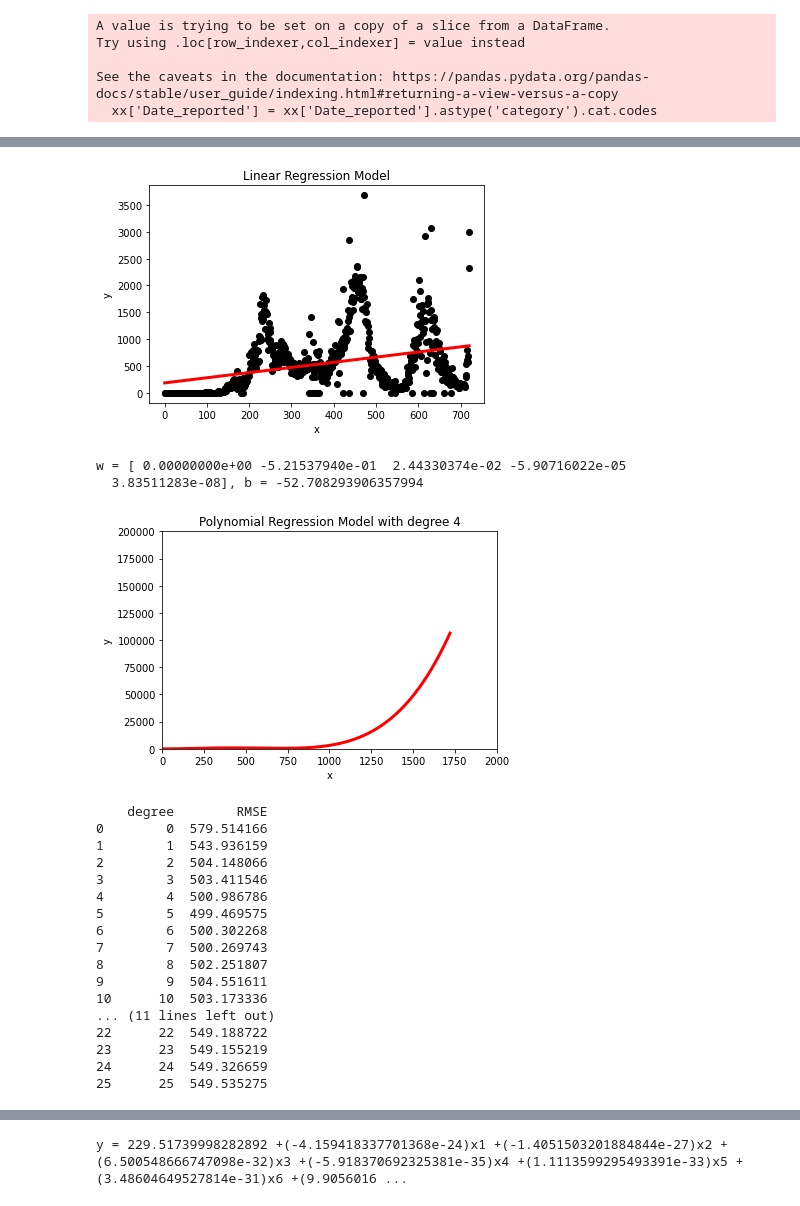
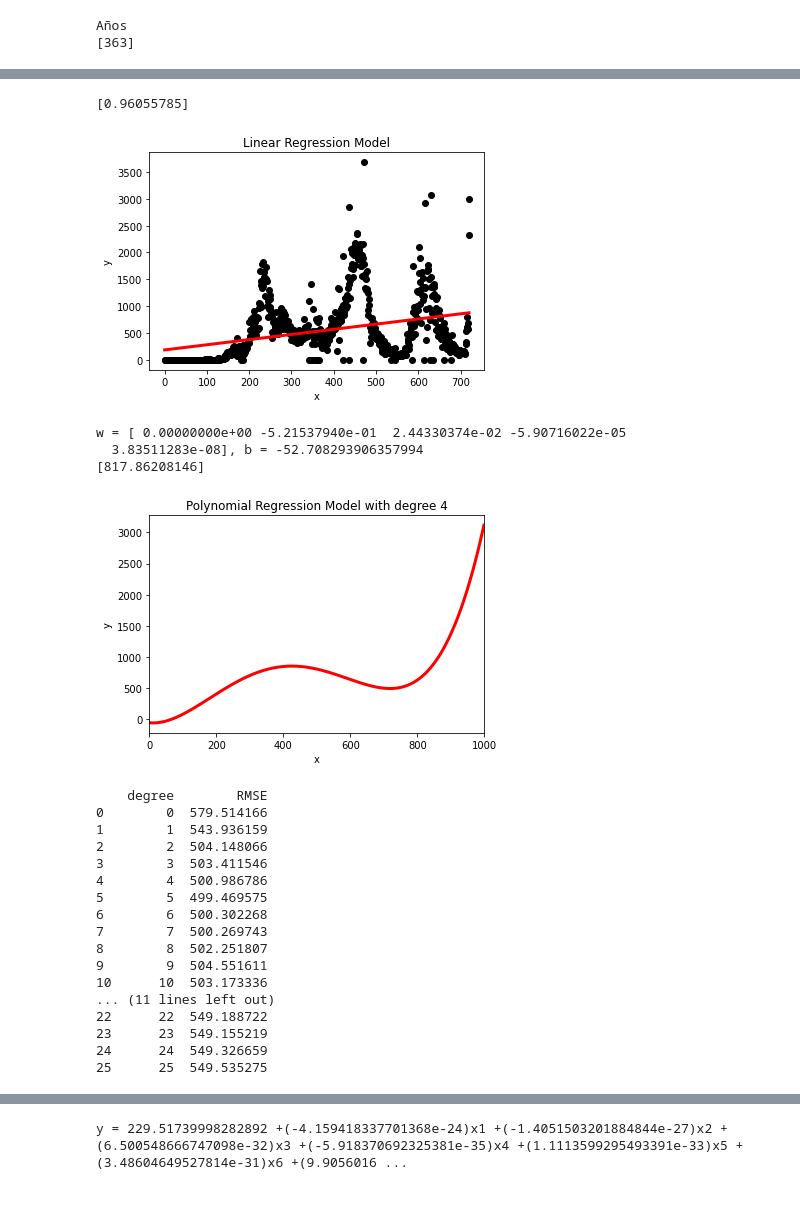
Before and after one commit to ByronAlvarez/OLC2_VCD_PY2_ML, a Jupyter notebook: predictor/ml_model/tendencia_infeccion_pais.ipynb, the cells around one changed output, grey strips where cells are left out. Saved outputs shown, nothing was run; the diff lists cells and outputs as text; code cells hidden in the pictures.

```diff
--- a/predictor/ml_model/tendencia_infeccion_pais.ipynb
+++ b/predictor/ml_model/tendencia_infeccion_pais.ipynb
@@ -7,6 +7,8 @@ import pandas as pd
 import numpy as np
 from sklearn.metrics import mean_squared_error
 from sklearn.metrics import r2_score
+from sklearn.linear_model import TweedieRegressor
+import datetime as dt
 
 pos1 = 0
 pos2 = 0
@@ -14,6 +16,14 @@ col_list = ['Date_reported', 'Country', 'New_cases'] # String
 dataset = pd.read_csv('WHO-COVID-19-global-data.csv', usecols=col_list)
 
 xx = dataset.loc[dataset['Country'] == 'Ethiopia']
+
+años = pd.DatetimeIndex(xx['Date_reported']).year
+
+minaño = pd.DatetimeIndex(xx['Date_reported']).is_year_end
+res = [i for i, val in enumerate(minaño) if val and años[i] == min(años)]
+print("Años")
+print(res)
+
 xx['Date_reported'] = xx['Date_reported'].astype('category').cat.codes
 
 pos1 = dataset.columns.get_loc('Date_reported')
@@ -27,6 +37,7 @@ yy = dataset.loc[dataset['Country'] == 'Ethiopia']
 y = yy.iloc[:, pos2].values
 
 
+
 plt.plot(X, y, 'ko')
 plt.xlabel('x')
 plt.ylabel('y')
@@ -35,6 +46,7 @@ plt.show()
 #-----------------------------------------------------------------
 model = LinearRegression()
 model.fit(X, y)
+print(model.coef_)
 
 model_curve = model.predict(X)
 plt.plot(X[:, 0], y, 'ko')
@@ -51,24 +63,26 @@ x_train_transformed = features.fit_transform(X)
 model = LinearRegression()
 model.fit(x_train_transformed, y)
 
-x_pred = np.arange(0,len(y)+1000)
+x_pred = np.arange(0,1000)
 x_pred = x_pred[:, np.newaxis]
 
 x_true_transformed = features.fit_transform(x_pred)
+
 model_curve = model.predict(x_true_transformed)
 
 print('w = ' + str(model.coef_) +
       ', b = ' + str(model.intercept_))
 
-
+print(model_curve[[999]])
 
 plt.plot(x_pred[:, 0], model_curve, 'r-', linewidth=3)
-plt.xlim(0,2000)
-plt.ylim(0,200000)
+plt.xlim(0,1000)
 plt.xlabel('x')
 plt.ylabel('y')
 plt.title('Polynomial Regression Model with degree 4')
 plt.show()
+#-----------------POISSSON----------------------
+
 #----------------------------------------------------------------
 
 
@@ -132,8 +146,5 @@ for i in range(len(coefs)):
 
 print(eq)
 # %% [output]
-A value is trying to be set on a copy of a slice from a DataFrame.
-Try using .loc[row_indexer,col_indexer] = value instead
-
-See the caveats in the documentation: https://pandas.pydata.org/pandas-docs/stable/user_guide/indexing.html#returning-a-view-versus-a-copy
-  xx['Date_reported'] = xx['Date_reported'].astype('category').cat.codes
+Años
+[363]
@@ -140,24 +156,26 @@ See the caveats in the documentation: https://pandas.pydata.org/pandas-docs/stab
 [figure]
+[0.96055785]
 [figure]
-w = [ 0.00000000e+00 -5.21537940e-01  2.44330374e-02 -5.90716022e-05
-  3.83511283e-08], b = -52.708293906357994
+w = [ 0.00000000e+00 -5.21537940e-01  2.44330374e-02 -5.90716022e-05
+  3.83511283e-08], b = -52.708293906357994
+[817.86208146]
-[figure, old version]
+[figure, new version]
-    degree        RMSE
-0        0  579.514166
-1        1  543.936159
-2        2  504.148066
-3        3  503.411546
-4        4  500.986786
-5        5  499.469575
-6        6  500.302268
-7        7  500.269743
-8        8  502.251807
-9        9  504.551611
-10      10  503.173336
-... (11 lines left out)
-22      22  549.188722
-23      23  549.155219
-24      24  549.326659
-25      25  549.535275
+    degree        RMSE
+0        0  579.514166
+1        1  543.936159
+2        2  504.148066
+3        3  503.411546
+4        4  500.986786
+5        5  499.469575
+6        6  500.302268
+7        7  500.269743
+8        8  502.251807
+9        9  504.551611
+10      10  503.173336
+... (11 lines left out)
+22      22  549.188722
+23      23  549.155219
+24      24  549.326659
+25      25  549.535275
 [figure]
-y = 229.51739998282892 +(-4.159418337701368e-24)x1 +(-1.4051503201884844e-27)x2 +(6.500548666747098e-32)x3 +(-5.918370692325381e-35)x4 +(1.1113599295493391e-33)x5 +(3.48604649527814e-31)x6 +(9.9056016 ...
+y = 229.51739998282892 +(-4.159418337701368e-24)x1 +(-1.4051503201884844e-27)x2 +(6.500548666747098e-32)x3 +(-5.918370692325381e-35)x4 +(1.1113599295493391e-33)x5 +(3.48604649527814e-31)x6 +(9.9056016 ...
```
Also changed, not shown: parts of 1 cell of this notebook, 14 other files.
